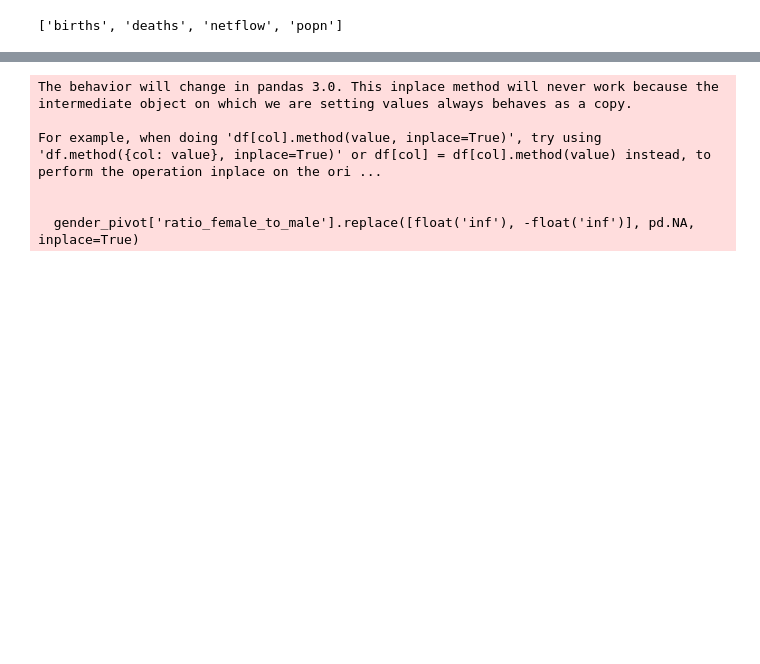
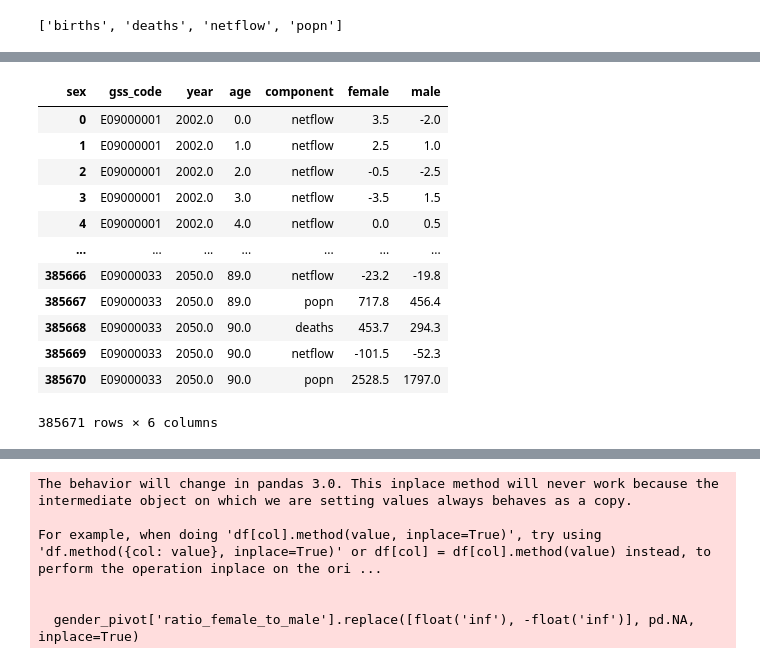
Before and after one commit to SebastianHeslinRees/Projections_QA, a Jupyter notebook: logical_checks_population_projections.ipynb, the cells around one changed output, grey strips where cells are left out. Drawn from its saved outputs; the diff is of its cells as text; code cells hidden in the pictures; blank space fills up the shorter version.

```diff
--- a/logical_checks_population_projections.ipynb
+++ b/logical_checks_population_projections.ipynb
@@ -1200 +1225,17 @@ gender_pivot = gender_pivot.pivot(index= ["gss_code", "year", "age"], columns="c
+# %%
+gender_pivot
+# %% [output]
+| sex | gss_code | year | age | component | female | male |
+| 0 | E09000001 | 2002.0 | 0.0 | netflow | 3.5 | -2.0 |
+| 1 | E09000001 | 2002.0 | 1.0 | netflow | 2.5 | 1.0 |
+| 2 | E09000001 | 2002.0 | 2.0 | netflow | -0.5 | -2.5 |
+| 3 | E09000001 | 2002.0 | 3.0 | netflow | -3.5 | 1.5 |
+| 4 | E09000001 | 2002.0 | 4.0 | netflow | 0.0 | 0.5 |
+| ... | ... | ... | ... | ... | ... | ... |
+| 385666 | E09000033 | 2050.0 | 89.0 | netflow | -23.2 | -19.8 |
+| 385667 | E09000033 | 2050.0 | 89.0 | popn | 717.8 | 456.4 |
+| 385668 | E09000033 | 2050.0 | 90.0 | deaths | 453.7 | 294.3 |
+| 385669 | E09000033 | 2050.0 | 90.0 | netflow | -101.5 | -52.3 |
+| 385670 | E09000033 | 2050.0 | 90.0 | popn | 2528.5 | 1797.0 |
+385671 rows × 6 columns
 # %%
```
Also changed, not shown: parts of 4 cells of this notebook.
